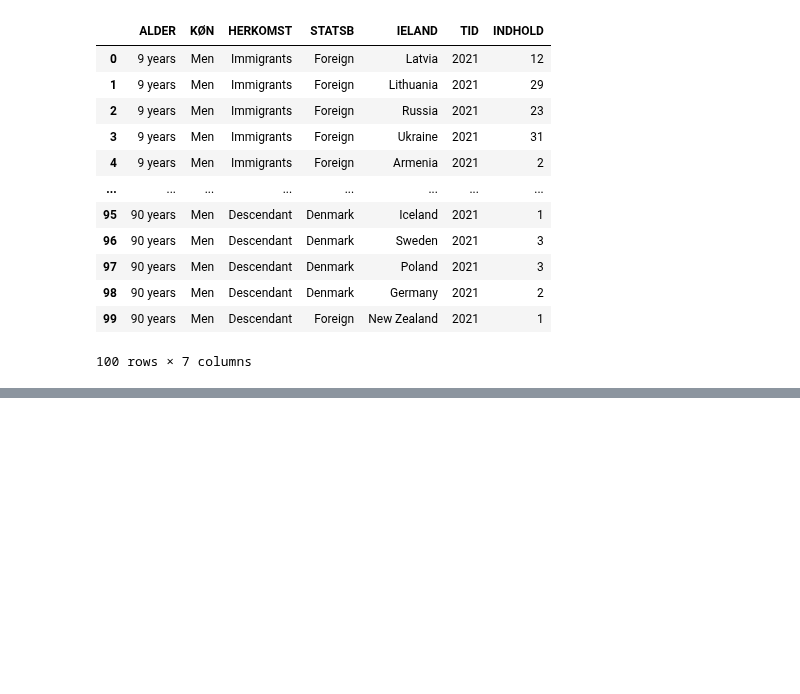
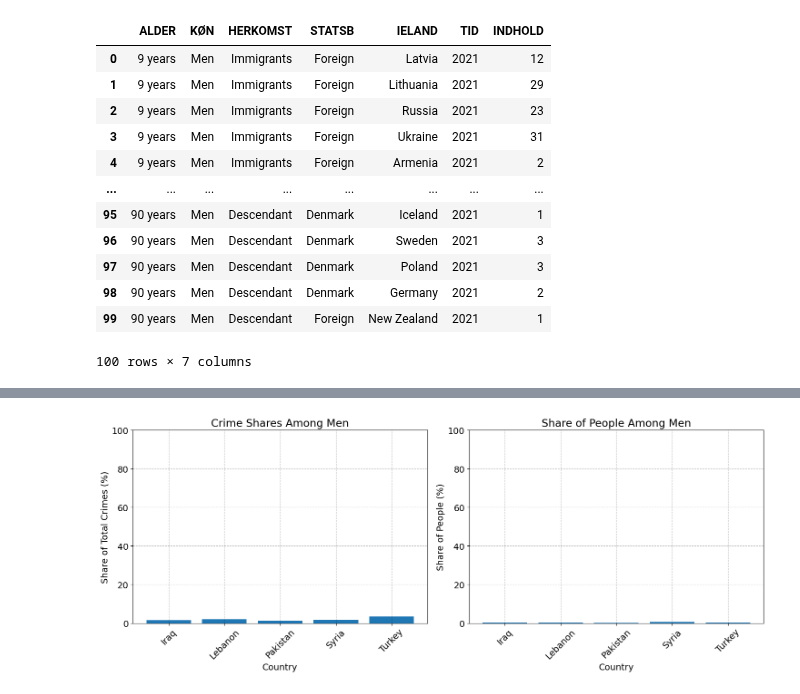
Before and after one commit to NumEconCopenhagen/projects-2024-malik-og-mads, a Jupyter notebook: dataproject/dataproject.ipynb, the cells around one changed output, grey strips where cells are left out. Drawn from its saved outputs; the diff is of its cells as text; code cells hidden in the pictures; blank space fills up the shorter version.

```diff
--- a/dataproject/dataproject.ipynb
+++ b/dataproject/dataproject.ipynb
@@ -396,0 +366,80 @@ HBox(children=(IntSlider(value=2017, description='Year:', max=2022, min=2017), D
+# %%
+import pandas as pd
+import matplotlib.pyplot as plt
+import ipywidgets as widgets
+from IPython.display import clear_output
+
+# Assuming you have the data stored in 'oprindelse_api' and 'inc_api'
+# Replace 'oprindelse_api' and 'inc_api' with your actual DataFrames containing people and crime data
+
+def plot_comparison(year):
+    plt.figure(figsize=(15, 6))
+
+    # Plotting crime shares
+    plt.subplot(1, 2, 1)
+    plot_crime_shares('Men', year)
+    plt.title('Crime Shares Among Men')
+
+    # Plotting people shares
+    plt.subplot(1, 2, 2)
+    plot_people_shares(year, 'Men')
+    plt.title('Share of People Among Men')
+
+    plt.tight_layout()
+    plt.show()
+
+def plot_crime_shares(gender, year):
+    # Filter data based on gender and the selected year
+    total_crimes_year = inc_api[(inc_api['KOEN'] == gender) & (inc_api['TID'] == year) & (inc_api['IELAND'] == 'Total')]['INDHOLD'].sum()
+
+    # Exclude specified countries
+    exclude_countries = ['Denmark', 'Other countries, non-western', 'Other countries, total', 'Total']
+
+    # Find top 5 countries based on 'INDHOLD' for the selected gender, excluding specified countries
+    top_countries_gender = inc_api[(inc_api['KOEN'] == gender) & (inc_api['TID'] == year) & (~inc_api['IELAND'].isin(exclude_countries))].nlargest(5, 'INDHOLD')['IELAND'].tolist()
+
+    filtered_data = inc_api[(inc_api['KOEN'] == gender) & (inc_api['TID'] == year) & (inc_api['IELAND'].isin(top_countries_gender))].copy()
+
+    if total_crimes_year > 0:  # Ensure there's data to avoid division by zero
+        filtered_data['Share'] = filtered_data['INDHOLD'] / total_crimes_year * 100
+
+        # Sort the filtered data by country name
+        filtered_data = filtered_data.sort_values(by='IELAND')
+
+        plt.bar(filtered_data['IELAND'], filtered_data['Share'])
+        plt.xlabel('Country')
+        plt.ylabel('Share of Total Crimes (%)')
+        plt.xticks(rotation=45)
+        plt.ylim(0, 100)  # Ensure y-axis limits are consistent between plots
+
+def plot_people_shares(year, gender):
+    # Filter data based on the selected year and gender
+    filtered_data = oprindelse_api[(oprindelse_api['TID'] == year) &
+                                   (oprindelse_api['KØN'] == gender)]
+
+    # Define countries based on gender
+    countries_of_interest = []
+    if gender == 'Men':
+        countries_of_interest = ['Turkey', 'Pakistan', 'Iraq', 'Syria', 'Lebanon']
+    elif gender == 'Women':
+        countries_of_interest = ['Turkey', 'Pakistan', 'Iraq', 'Poland', 'Lebanon']
+
+    # Focus on the specified countries
+    filtered_data = filtered_data[filtered_data['IELAND'].isin(countries_of_interest)]
+
+    # Assuming INDHOLD contains the count or share of people
+    total_people = filtered_data['INDHOLD'].sum()
+    filtered_data['Share'] = (filtered_data['INDHOLD'] / total_people) * 100
+
+    # Sort the filtered data by country name
+    filtered_data = filtered_data.sort_values(by='IELAND')
+
+    plt.bar(filtered_data['IELAND'], filtered_data['Share'])
+    plt.xlabel('Country')
+    plt.ylabel('Share of People (%)')
+    plt.xticks(rotation=45)
+    plt.ylim(0, 100)  # Ensure y-axis limits are consistent between plots
+
+plot_comparison(2020)
+# %% [output]
+[figure, added]
```
Also changed, not shown: parts of 5 cells of this notebook.
